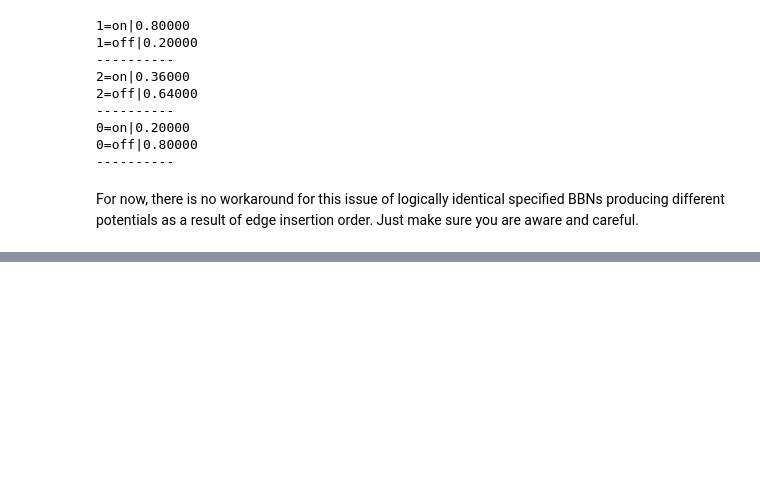
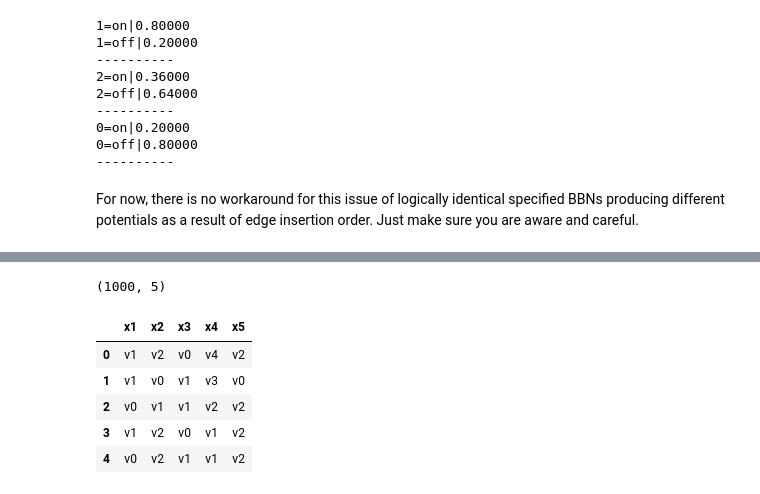
Before and after one commit to vangj/py-bbn, a Jupyter notebook: docs/source/edge-ordering.ipynb, the cells around one changed output, grey strips where cells are left out. Drawn from its saved outputs; the diff is of its cells as text; code cells hidden in the pictures; blank space fills up the shorter version.

```diff
--- a/docs/source/edge-ordering.ipynb
+++ b/docs/source/edge-ordering.ipynb
@@ -123,0 +145,32 @@ For now, there is no workaround for this issue of logically identical specified
+# %%
+import pandas as pd
+import numpy as np
+import random
+
+np.random.seed(37)
+random.seed(37)
+
+def get_data(n_values, n_samples):
+    return [f'v{v}' for v in np.random.randint(0, n_values, n_samples)]
+
+N = 1_000
+df = pd.DataFrame({
+    'x1': get_data(2, N),
+    'x2': get_data(3, N),
+    'x3': get_data(2, N),
+    'x4': get_data(5, N),
+    'x5': get_data(3, N)
+})
+
+df.shape
+# %% [output]
+(1000, 5)
+# %%
+df.head()
+# %% [output]
+|  | x1 | x2 | x3 | x4 | x5 |
+| 0 | v1 | v2 | v0 | v4 | v2 |
+| 1 | v1 | v0 | v1 | v3 | v0 |
+| 2 | v0 | v1 | v1 | v2 | v2 |
+| 3 | v1 | v2 | v0 | v1 | v2 |
+| 4 | v0 | v2 | v1 | v1 | v2 |
```
Also changed, not shown: parts of 23 cells of this notebook.
